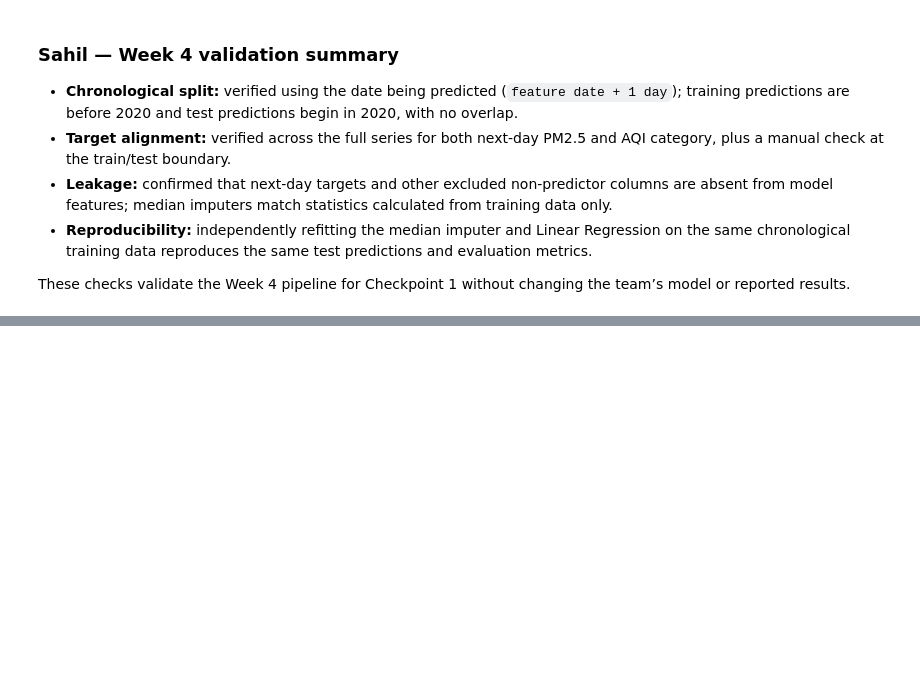
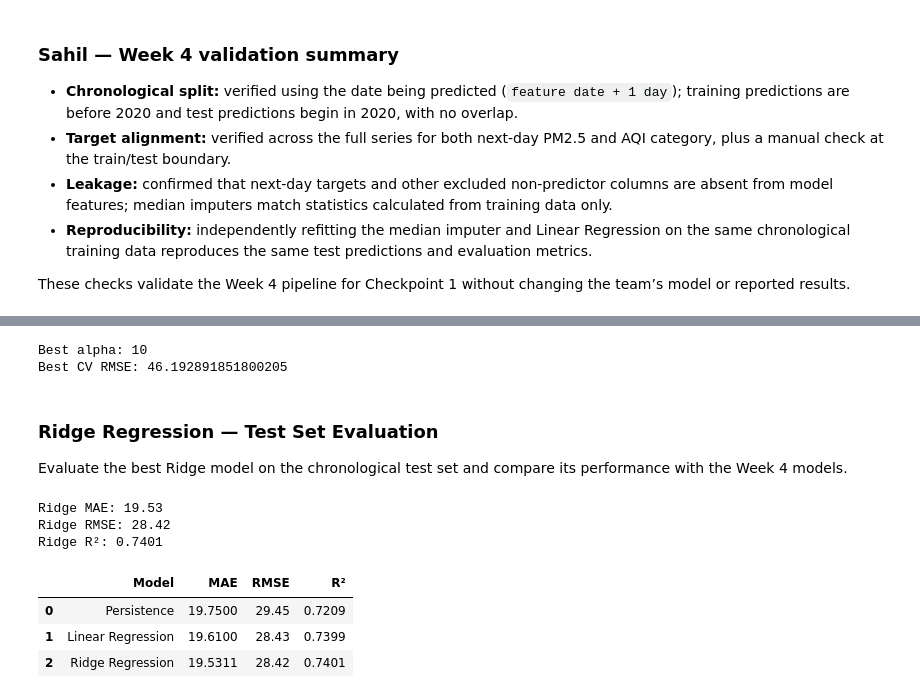
Before and after one commit to ajain347/NextDay-Air-quality-index_predictor, a Jupyter notebook: notebooks/03-models.ipynb, the cells around one changed output, grey strips where cells are left out. Cells and saved outputs as stored; diff of their text form; code cells hidden in the pictures; blank space fills up the shorter version.

Commit message:
Implement Ridge Regression with TimeSeriesSplit tuning

```diff
--- a/notebooks/03-models.ipynb
+++ b/notebooks/03-models.ipynb
@@ -692,0 +746,58 @@ These checks validate the Week 4 pipeline for Checkpoint 1 without changing the
+# %%
+tscv = TimeSeriesSplit(n_splits=5)
+
+alpha_grid = {
+    "ridge__alpha": [0.01, 0.1, 1, 10, 100, 1000]
+}
+# %%
+ridge_search = GridSearchCV(
+    estimator=ridge_pipeline,
+    param_grid=alpha_grid,
+    cv=tscv,
+    scoring="neg_mean_squared_error",
+    n_jobs=-1
+)
+
+ridge_search.fit(X_train_reg, y_train_reg)
+
+print("Best alpha:", ridge_search.best_params_["ridge__alpha"])
+print("Best CV RMSE:", np.sqrt(-ridge_search.best_score_))
+# %% [output]
+Best alpha: 10
+Best CV RMSE: 46.192891851800205
+# %% [markdown]
+### Ridge Regression — Test Set Evaluation
+
+Evaluate the best Ridge model on the chronological test set and compare its performance with the Week 4 models.
+# %%
+best_ridge = ridge_search.best_estimator_
+
+ridge_predictions = best_ridge.predict(X_test_reg)
+
+ridge_mae = mean_absolute_error(y_test_reg, ridge_predictions)
+ridge_rmse = np.sqrt(mean_squared_error(y_test_reg, ridge_predictions))
+
+from sklearn.metrics import r2_score
+ridge_r2 = r2_score(y_test_reg, ridge_predictions)
+
+print(f"Ridge MAE: {ridge_mae:.2f}")
+print(f"Ridge RMSE: {ridge_rmse:.2f}")
+print(f"Ridge R²: {ridge_r2:.4f}")
+# %% [output]
+Ridge MAE: 19.53
+Ridge RMSE: 28.42
+Ridge R²: 0.7401
+# %%
+comparison = pd.DataFrame({
+    "Model": ["Persistence", "Linear Regression", "Ridge Regression"],
+    "MAE": [19.75, 19.61, ridge_mae],
+    "RMSE": [29.45, 28.43, ridge_rmse],
+    "R²": [0.7209, 0.7399, ridge_r2]
+})
+
+display(comparison.round(4))
+# %% [output]
+|  | Model | MAE | RMSE | R² |
+| 0 | Persistence | 19.7500 | 29.45 | 0.7209 |
+| 1 | Linear Regression | 19.6100 | 28.43 | 0.7399 |
+| 2 | Ridge Regression | 19.5311 | 28.42 | 0.7401 |
```
Also changed, not shown: parts of 6 cells of this notebook.
